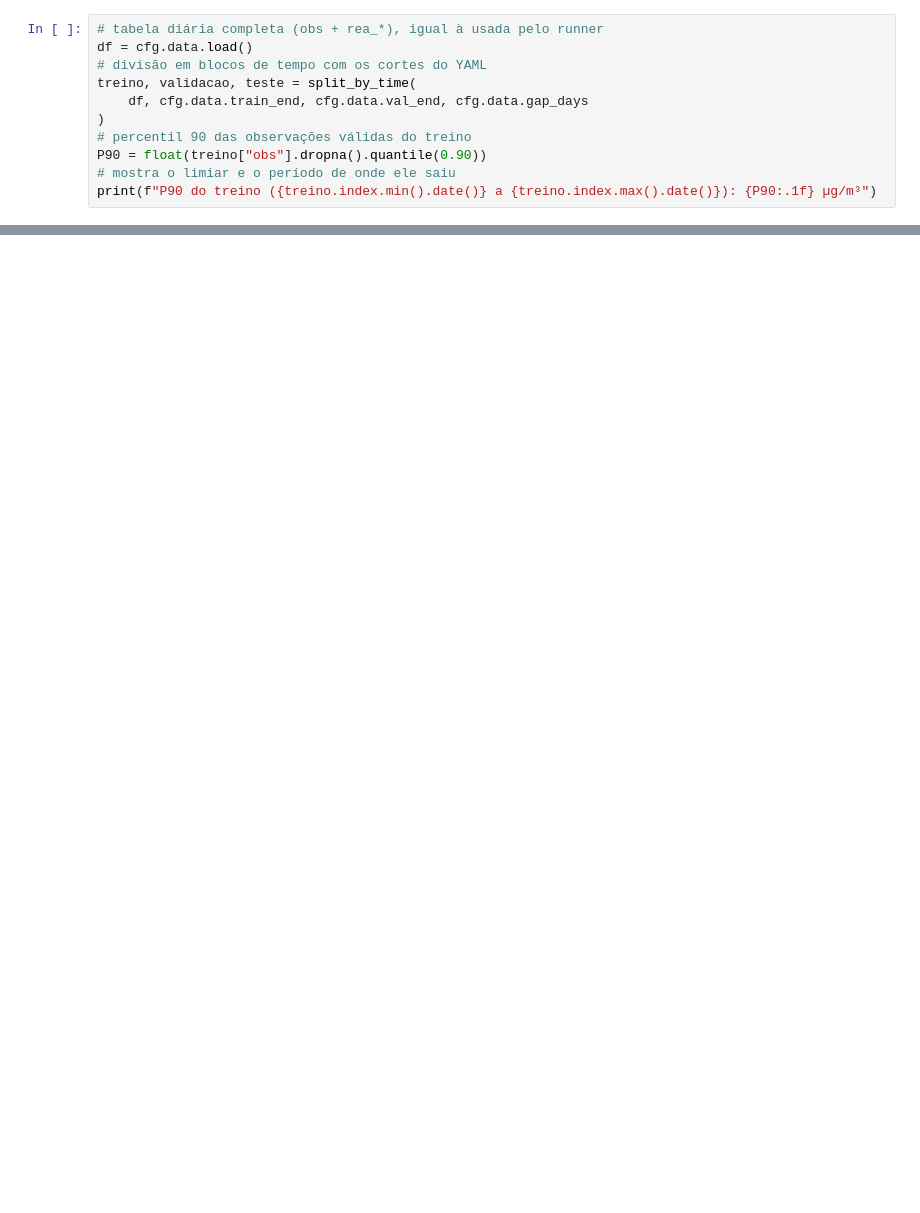
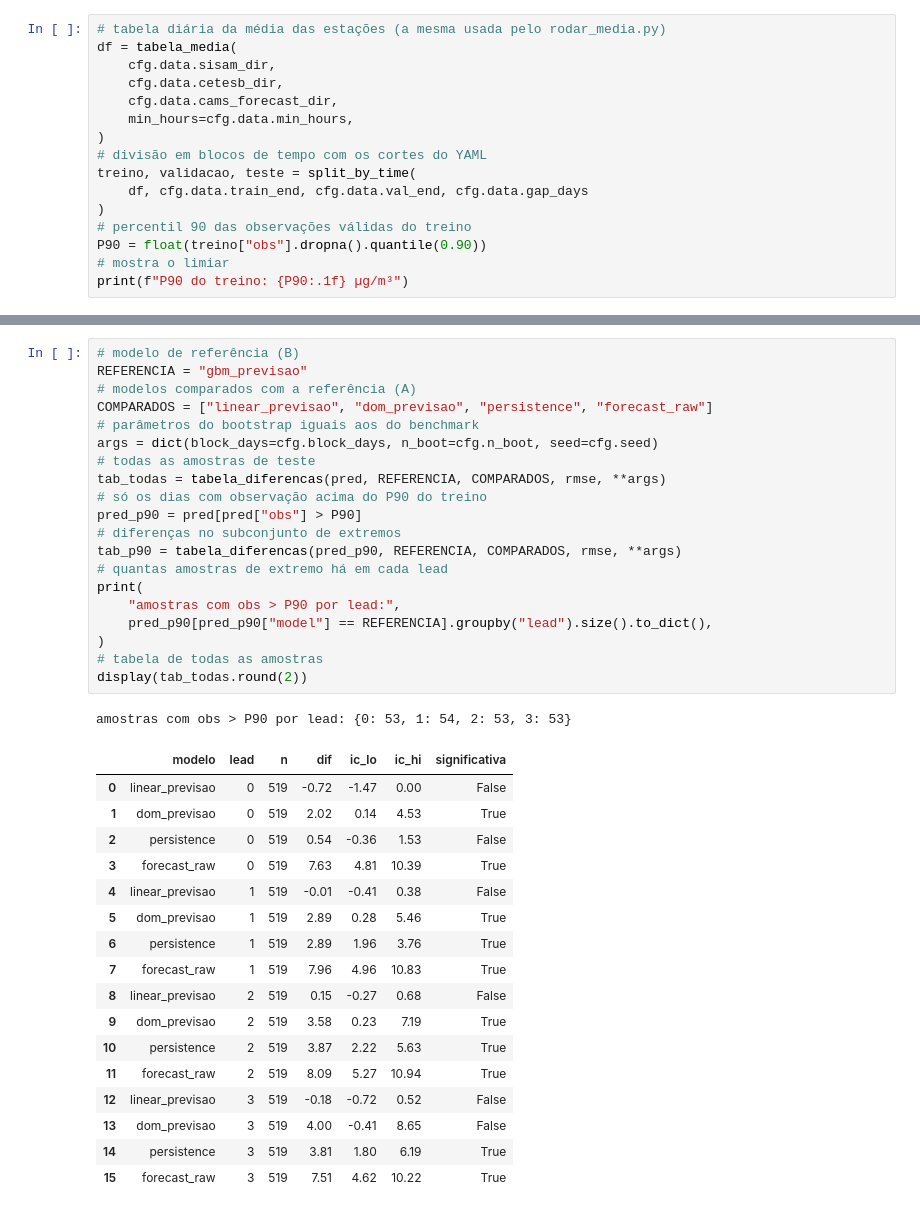
Before and after one commit to elisarachel/pm25bench-calibracao, a Jupyter notebook: notebooks/diferenca_pareada.ipynb, the cells around one changed output, grey strips where cells are left out. Cells and saved outputs as stored; diff of their text form; blank space fills up the shorter version.

```diff
--- a/notebooks/diferenca_pareada.ipynb
+++ b/notebooks/diferenca_pareada.ipynb
@@ -70,12 +63,17 @@ A tabela diária é recarregada com `cfg.data.load()` (os dados vêm do cache, c
 # %%
-# tabela diária completa (obs + rea_*), igual à usada pelo runner
-df = cfg.data.load()
+# tabela diária da média das estações (a mesma usada pelo rodar_media.py)
+df = tabela_media(
+    cfg.data.sisam_dir,
+    cfg.data.cetesb_dir,
+    cfg.data.cams_forecast_dir,
+    min_hours=cfg.data.min_hours,
+)
 # divisão em blocos de tempo com os cortes do YAML
 treino, validacao, teste = split_by_time(
     df, cfg.data.train_end, cfg.data.val_end, cfg.data.gap_days
 )
 # percentil 90 das observações válidas do treino
 P90 = float(treino["obs"].dropna().quantile(0.90))
-# mostra o limiar e o período de onde ele saiu
-print(f"P90 do treino ({treino.index.min().date()} a {treino.index.max().date()}): {P90:.1f} µg/m³")
+# mostra o limiar
+print(f"P90 do treino: {P90:.1f} µg/m³")
 # %% [output]
@@ -160 +97,40 @@ A segunda tabela repete as contas só nos dias em que a observação passa do P9
+# %%
+# modelo de referência (B)
+REFERENCIA = "gbm_previsao"
+# modelos comparados com a referência (A)
+COMPARADOS = ["linear_previsao", "dom_previsao", "persistence", "forecast_raw"]
+# parâmetros do bootstrap iguais aos do benchmark
+args = dict(block_days=cfg.block_days, n_boot=cfg.n_boot, seed=cfg.seed)
+# todas as amostras de teste
+tab_todas = tabela_diferencas(pred, REFERENCIA, COMPARADOS, rmse, **args)
+# só os dias com observação acima do P90 do treino
+pred_p90 = pred[pred["obs"] > P90]
+# diferenças no subconjunto de extremos
+tab_p90 = tabela_diferencas(pred_p90, REFERENCIA, COMPARADOS, rmse, **args)
+# quantas amostras de extremo há em cada lead
+print(
+    "amostras com obs > P90 por lead:",
+    pred_p90[pred_p90["model"] == REFERENCIA].groupby("lead").size().to_dict(),
+)
+# tabela de todas as amostras
+display(tab_todas.round(2))
+# %% [output]
+amostras com obs > P90 por lead: {0: 53, 1: 54, 2: 53, 3: 53}
+|  | modelo | lead | n | dif | ic_lo | ic_hi | significativa |
+| 0 | linear_previsao | 0 | 519 | -0.72 | -1.47 | 0.00 | False |
+| 1 | dom_previsao | 0 | 519 | 2.02 | 0.14 | 4.53 | True |
+| 2 | persistence | 0 | 519 | 0.54 | -0.36 | 1.53 | False |
+| 3 | forecast_raw | 0 | 519 | 7.63 | 4.81 | 10.39 | True |
+| 4 | linear_previsao | 1 | 519 | -0.01 | -0.41 | 0.38 | False |
+| 5 | dom_previsao | 1 | 519 | 2.89 | 0.28 | 5.46 | True |
+| 6 | persistence | 1 | 519 | 2.89 | 1.96 | 3.76 | True |
+| 7 | forecast_raw | 1 | 519 | 7.96 | 4.96 | 10.83 | True |
+| 8 | linear_previsao | 2 | 519 | 0.15 | -0.27 | 0.68 | False |
+| 9 | dom_previsao | 2 | 519 | 3.58 | 0.23 | 7.19 | True |
+| 10 | persistence | 2 | 519 | 3.87 | 2.22 | 5.63 | True |
+| 11 | forecast_raw | 2 | 519 | 8.09 | 5.27 | 10.94 | True |
+| 12 | linear_previsao | 3 | 519 | -0.18 | -0.72 | 0.52 | False |
+| 13 | dom_previsao | 3 | 519 | 4.00 | -0.41 | 8.65 | False |
+| 14 | persistence | 3 | 519 | 3.81 | 1.80 | 6.19 | True |
+| 15 | forecast_raw | 3 | 519 | 7.51 | 4.62 | 10.22 | True |
 # %%
```
Also changed, not shown: parts of 15 cells of this notebook, 31 other files.
